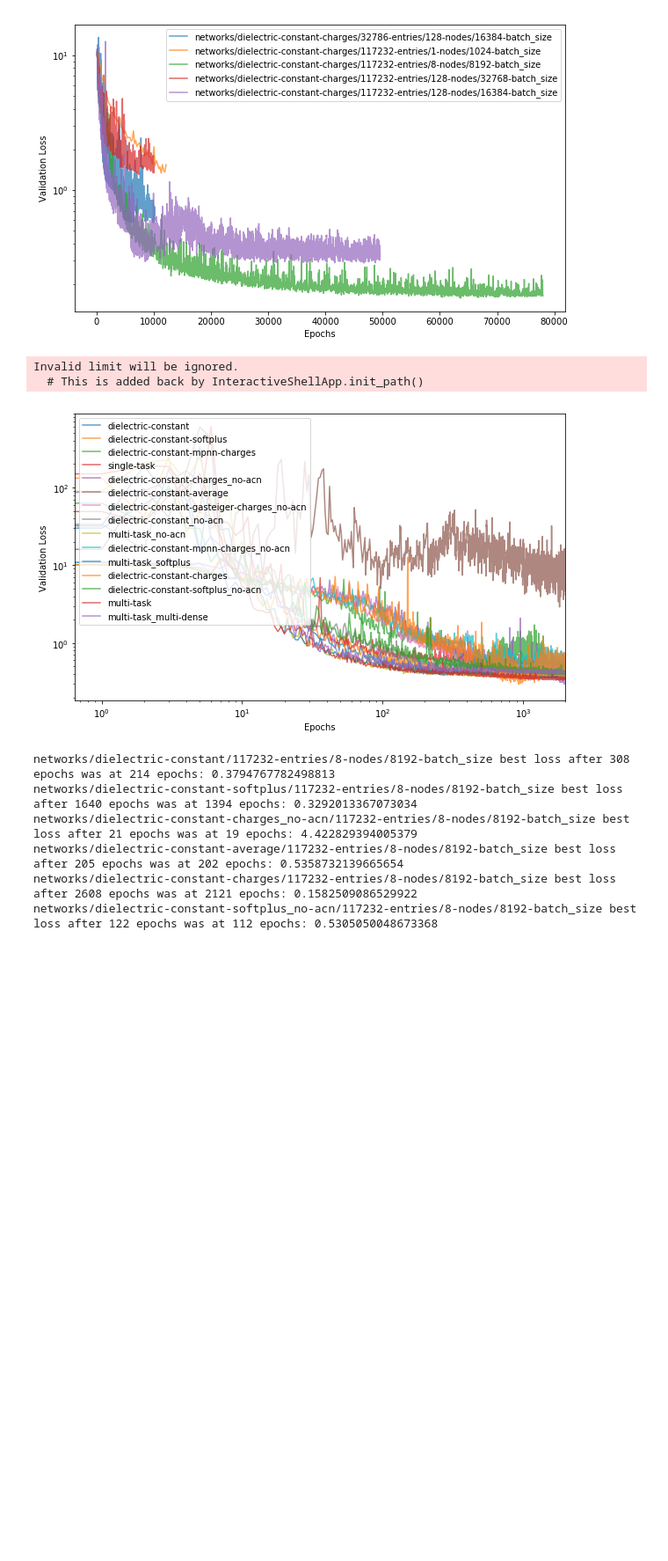
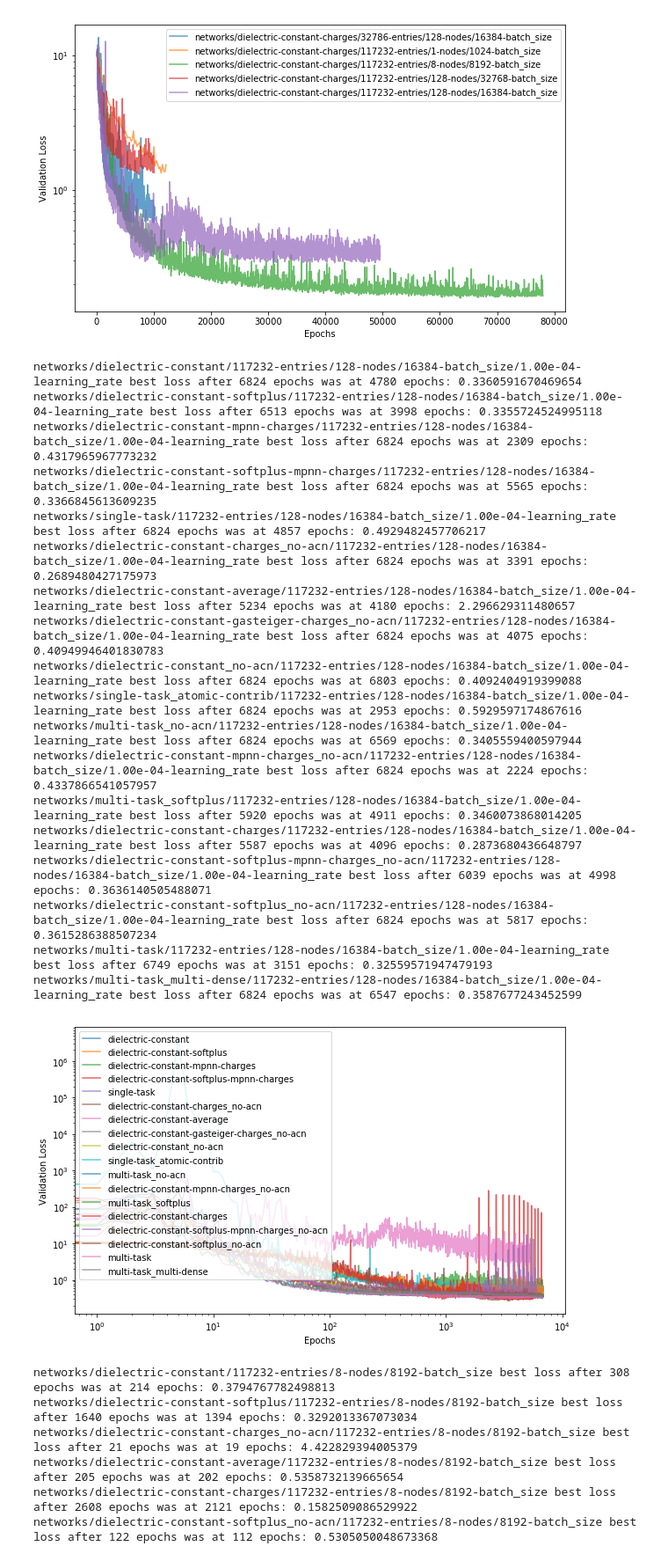
Before and after one commit to globus-labs/solvation-energy-ml, a Jupyter notebook: mpnn/1_compare-networks.ipynb, the cells around one changed output. Shown: that part at 88% size. Cells and saved outputs as stored; diff of their text form; code cells hidden in the pictures; blank space fills up the shorter version.

Commit message:
Added softplus networks

```diff
--- a/mpnn/1_compare-networks.ipynb
+++ b/mpnn/1_compare-networks.ipynb
@@ -181,21 +181,37 @@ networks/dielectric-constant-charges/117232-entries/128-nodes/16384-batch_size b
 # %%
 fig, ax = plt.subplots()
 
 for _, f in results.query('batch_size=="16384" and nodes==128 and entries==117232').iterrows():
     log = pd.read_csv(os.path.join(f['path'], 'log.csv'))
-    #print('{} best loss after {} epochs was at {} epochs:'.format(f['path'], len(log), log['val_loss'].idxmin() + 1),
-    #          log['val_loss'].min())
+    print('{} best loss after {} epochs was at {} epochs:'.format(f['path'], len(log), log['val_loss'].idxmin() + 1),
+              log['val_loss'].min())
     ax.loglog(log['epoch'], log['val_loss'], label=f['network'], alpha=0.7)
 
 ax.set_ylabel('Validation Loss')
 ax.set_xlabel('Epochs')
-ax.set_xlim(0, 2000)
+#ax.set_xlim(0, 2000)
 ax.legend()
 fig.set_size_inches(10, 6)
 # %% [output]
-Invalid limit will be ignored.
-  # This is added back by InteractiveShellApp.init_path()
+networks/dielectric-constant/117232-entries/128-nodes/16384-batch_size/1.00e-04-learning_rate best loss after 6824 epochs was at 4780 epochs: 0.3360591670469654
+networks/dielectric-constant-softplus/117232-entries/128-nodes/16384-batch_size/1.00e-04-learning_rate best loss after 6513 epochs was at 3998 epochs: 0.3355724524995118
+networks/dielectric-constant-mpnn-charges/117232-entries/128-nodes/16384-batch_size/1.00e-04-learning_rate best loss after 6824 epochs was at 2309 epochs: 0.4317965967773232
+networks/dielectric-constant-softplus-mpnn-charges/117232-entries/128-nodes/16384-batch_size/1.00e-04-learning_rate best loss after 6824 epochs was at 5565 epochs: 0.3366845613609235
+networks/single-task/117232-entries/128-nodes/16384-batch_size/1.00e-04-learning_rate best loss after 6824 epochs was at 4857 epochs: 0.4929482457706217
+networks/dielectric-constant-charges_no-acn/117232-entries/128-nodes/16384-batch_size/1.00e-04-learning_rate best loss after 6824 epochs was at 3391 epochs: 0.2689480427175973
+networks/dielectric-constant-average/117232-entries/128-nodes/16384-batch_size/1.00e-04-learning_rate best loss after 5234 epochs was at 4180 epochs: 2.296629311480657
+networks/dielectric-constant-gasteiger-charges_no-acn/117232-entries/128-nodes/16384-batch_size/1.00e-04-learning_rate best loss after 6824 epochs was at 4075 epochs: 0.40949946401830783
+networks/dielectric-constant_no-acn/117232-entries/128-nodes/16384-batch_size/1.00e-04-learning_rate best loss after 6824 epochs was at 6803 epochs: 0.4092404919399088
+networks/single-task_atomic-contrib/117232-entries/128-nodes/16384-batch_size/1.00e-04-learning_rate best loss after 6824 epochs was at 2953 epochs: 0.5929597174867616
+networks/multi-task_no-acn/117232-entries/128-nodes/16384-batch_size/1.00e-04-learning_rate best loss after 6824 epochs was at 6569 epochs: 0.3405559400597944
+networks/dielectric-constant-mpnn-charges_no-acn/117232-entries/128-nodes/16384-batch_size/1.00e-04-learning_rate best loss after 6824 epochs was at 2224 epochs: 0.4337866541057957
+networks/multi-task_softplus/117232-entries/128-nodes/16384-batch_size/1.00e-04-learning_rate best loss after 5920 epochs was at 4911 epochs: 0.3460073868014205
+networks/dielectric-constant-charges/117232-entries/128-nodes/16384-batch_size/1.00e-04-learning_rate best loss after 5587 epochs was at 4096 epochs: 0.2873680436648797
+networks/dielectric-constant-softplus-mpnn-charges_no-acn/117232-entries/128-nodes/16384-batch_size/1.00e-04-learning_rate best loss after 6039 epochs was at 4998 epochs: 0.3636140505488071
+networks/dielectric-constant-softplus_no-acn/117232-entries/128-nodes/16384-batch_size/1.00e-04-learning_rate best loss after 6824 epochs was at 5817 epochs: 0.3615286388507234
+networks/multi-task/117232-entries/128-nodes/16384-batch_size/1.00e-04-learning_rate best loss after 6749 epochs was at 3151 epochs: 0.32559571947479193
+networks/multi-task_multi-dense/117232-entries/128-nodes/16384-batch_size/1.00e-04-learning_rate best loss after 6824 epochs was at 6547 epochs: 0.3587677243452599
-[figure, old version]
+[figure, new version]
 # %%
 fig, ax = plt.subplots()
 
```
Also changed, not shown: parts of 4 cells of this notebook.
